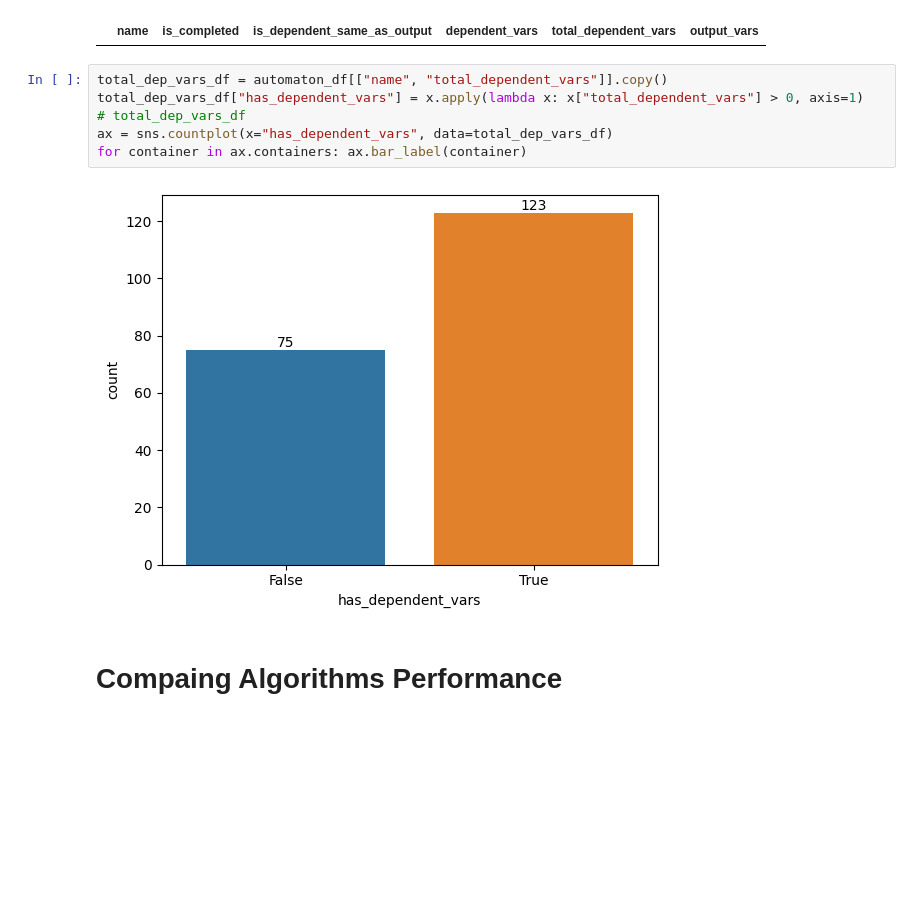
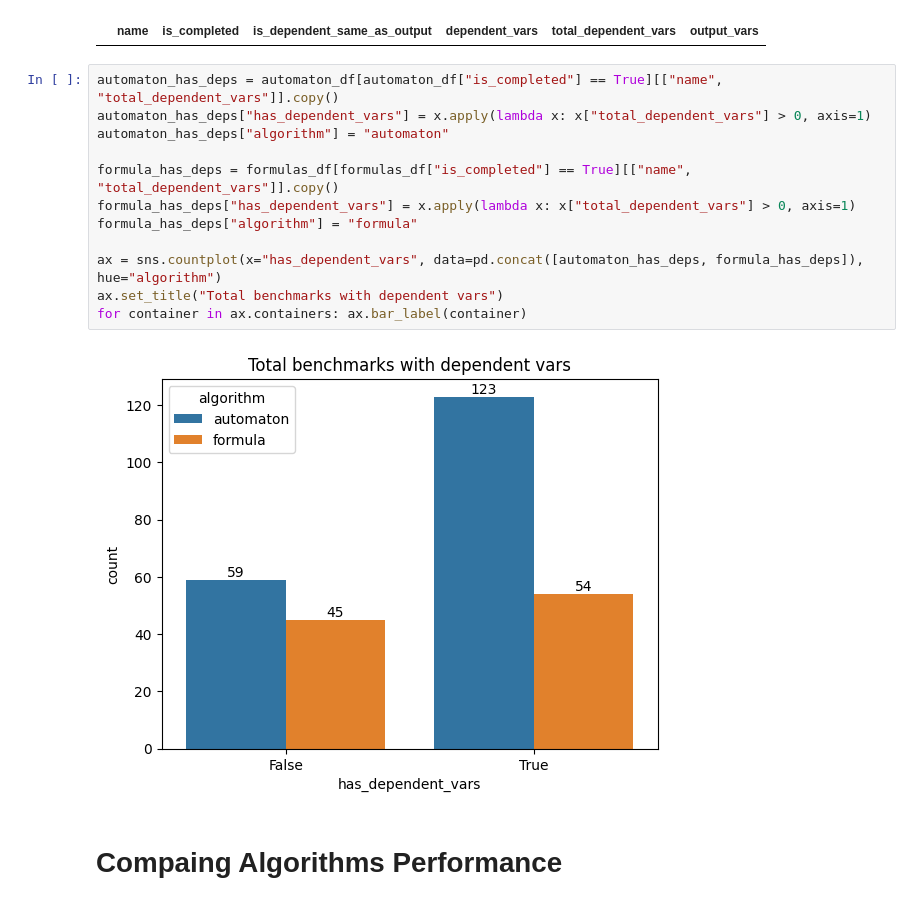
Before and after one commit to eliyaoo32/reactive-synthesis-bfss, a Jupyter notebook: tools/experiment_analysis.ipynb, the cells around one changed output. Cells and saved outputs as stored; diff of their text form; blank space fills up the shorter version.

Commit message:
More experiment data

```diff
--- a/tools/experiment_analysis.ipynb
+++ b/tools/experiment_analysis.ipynb
@@ -197,13 +197,19 @@ x[(x["total_dependent_vars"] > 0) & (x["is_dependent_same_as_output"] == False)]
 # %% [output]
 |  | name | is_completed | is_dependent_same_as_output | dependent_vars | total_dependent_vars | output_vars |
 # %%
-total_dep_vars_df = automaton_df[["name", "total_dependent_vars"]].copy()
-total_dep_vars_df["has_dependent_vars"] = x.apply(lambda x: x["total_dependent_vars"] > 0, axis=1)
-# total_dep_vars_df
-ax = sns.countplot(x="has_dependent_vars", data=total_dep_vars_df)
+automaton_has_deps = automaton_df[automaton_df["is_completed"] == True][["name", "total_dependent_vars"]].copy()
+automaton_has_deps["has_dependent_vars"] = x.apply(lambda x: x["total_dependent_vars"] > 0, axis=1)
+automaton_has_deps["algorithm"] = "automaton"
+
+formula_has_deps = formulas_df[formulas_df["is_completed"] == True][["name", "total_dependent_vars"]].copy()
+formula_has_deps["has_dependent_vars"] = x.apply(lambda x: x["total_dependent_vars"] > 0, axis=1)
+formula_has_deps["algorithm"] = "formula"
+
+ax = sns.countplot(x="has_dependent_vars", data=pd.concat([automaton_has_deps, formula_has_deps]), hue="algorithm")
+ax.set_title("Total benchmarks with dependent vars")
 for container in ax.containers: ax.bar_label(container)
 # %% [output]
-[figure, old version]
+[figure, new version]
 # %% [markdown]
 # Compaing Algorithms Performance
 # %%
```
Also changed, not shown: parts of 4 cells of this notebook, 1 other file.
